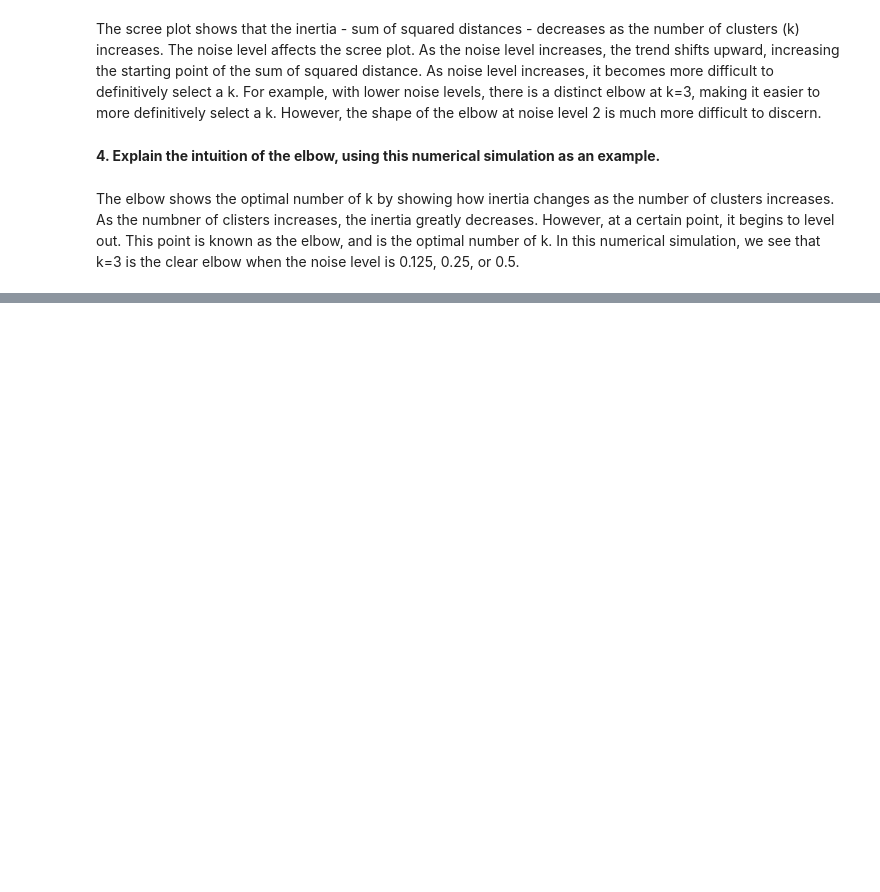
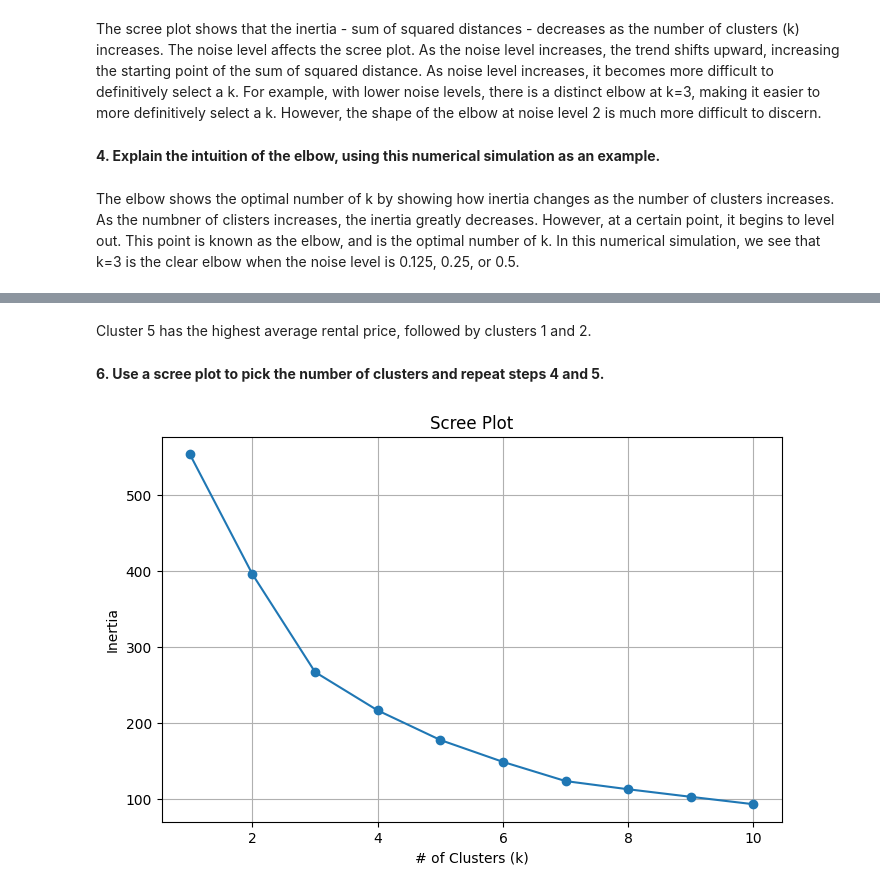
Before and after one commit to norawik/clustering, a Jupyter notebook: assignment/assignment_clustering.ipynb, the cells around one changed output, grey strips where cells are left out. Drawn from its saved outputs; the diff is of its cells as text; code cells hidden in the pictures; blank space fills up the shorter version.

```diff
--- a/assignment/assignment_clustering.ipynb
+++ b/assignment/assignment_clustering.ipynb
@@ -157,0 +219,28 @@ OK, those are the data: Labels attached to handwritten digits encoded as a matri
+# %% [markdown]
+Cluster 5 has the highest average rental price, followed by clusters 1 and 2.
+# %% [markdown]
+
+**6. Use a scree plot to pick the number of clusters and repeat steps 4 and 5.**
+# %%
+import numpy as np
+import matplotlib.pyplot as plt
+from sklearn.cluster import KMeans
+
+k_values = range(1, 11)
+inertias = []
+X = airbnb[["Beds", "Number Of Reviews", "Review Scores Rating"]]
+
+for k in k_values:
+    kmeans = KMeans(n_clusters=k, random_state=42, n_init=10)
+    kmeans.fit(X)
+    inertias.append(kmeans.inertia_)
+
+plt.figure(figsize=(8,5))
+plt.plot(k_values, inertias, marker='o', linestyle='-')
+plt.xlabel("# of Clusters (k)")
+plt.ylabel("Inertia")
+plt.title("Scree Plot")
+plt.grid()
+plt.show()
+# %% [output]
+[figure, added]
```
Also changed, not shown: parts of 20 cells of this notebook.
